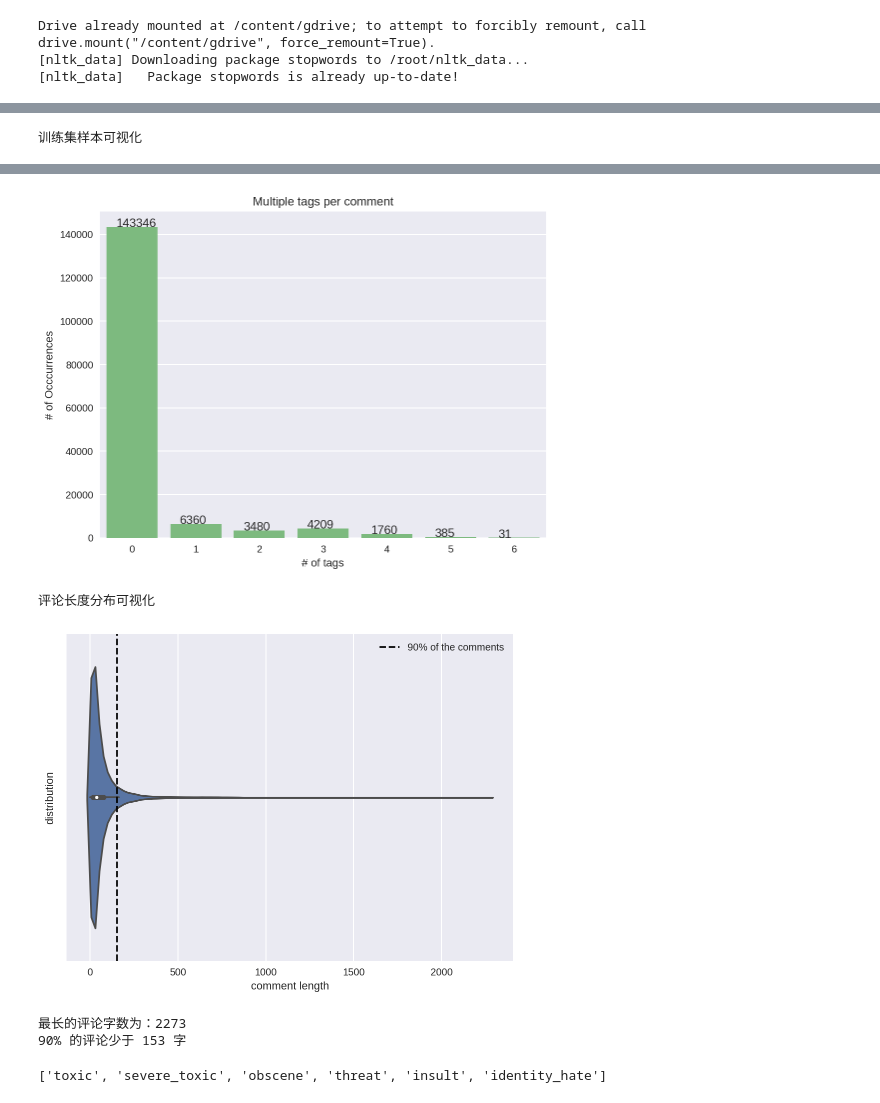
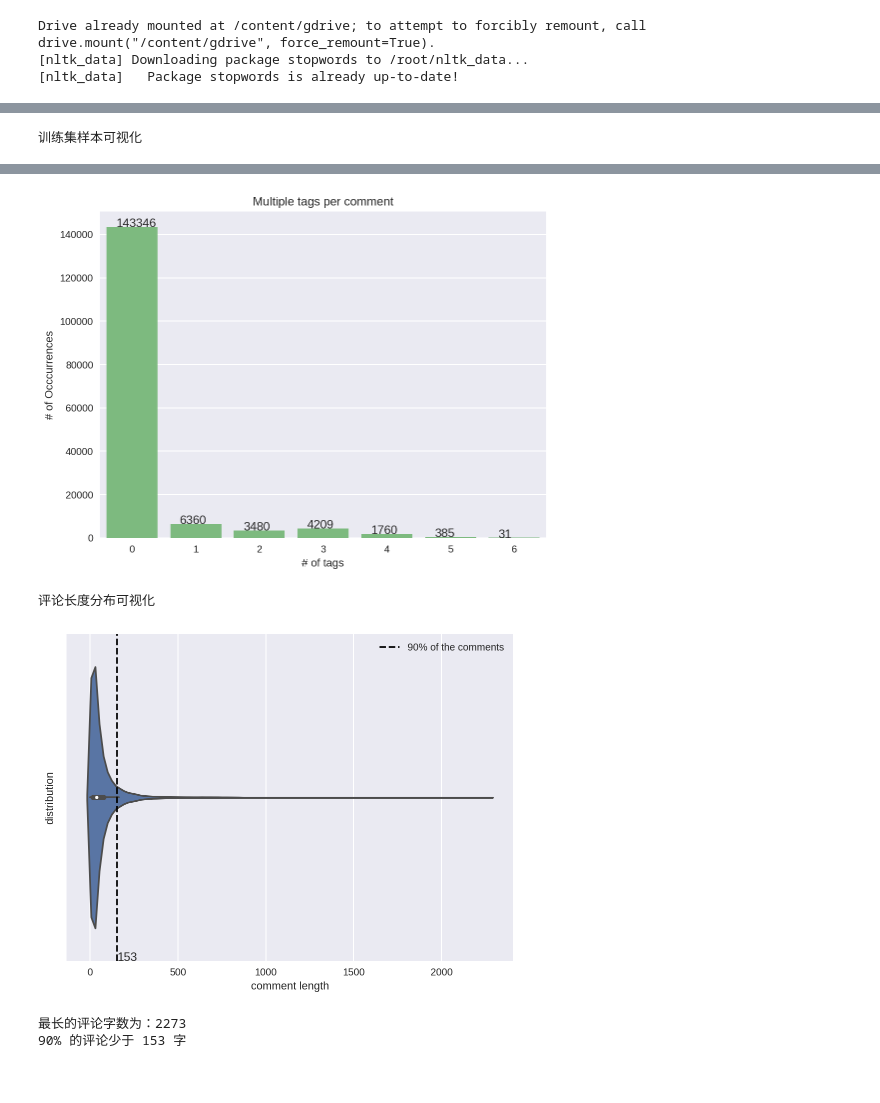
Before and after one commit to Zhengqi-Li/NLP, a Jupyter notebook: textCNN_with_multi_layers.ipynb, the cells around one changed output, grey strips where cells are left out. Cells and saved outputs as stored; diff of their text form; code cells hidden in the pictures.

```diff
--- a/textCNN_with_multi_layers.ipynb
+++ b/textCNN_with_multi_layers.ipynb
@@ -104,44 +122,37 @@ tag_num = {}
 for count in range(len(labels)+1):
     tag_num[count] = (col_sum == count).sum()
 x = list(tag_num.keys())
 y = list(tag_num.values())
 sb.barplot(x, y, palette=sb.color_palette("Greens", 1))
 plt.title('Multiple tags per comment')
 plt.xlabel('# of tags')
 plt.ylabel('# of Occcurrences')
 for a,b in enumerate(y):
     plt.text(a-0.25, b+0.05, s=b)
 plt.show()
 
 
 print('评论长度分布可视化')
 comment_len = train_data['comment_text'].apply(lambda x: len(x.split(' ')))
 # 位于长度一个标准偏差的位置的评论长度
 maxlen = int(np.percentile(comment_len, [90]))
 sb.violinplot(comment_len);
 plt.axvline(x=maxlen, color='k', linestyle='--', label='90% of the comments')
+plt.text(maxlen, 0.5, s=str(maxlen))
 plt.xlabel('comment length');
 plt.ylabel('distribution');
 plt.legend()
 plt.show()
 print('最长的评论字数为：{}'.format(np.max(comment_len)))
 print('90% 的评论少于 {} 字'.format(maxlen))
 # %% [output]
 训练集样本可视化
 [figure]
 [figure]
 评论长度分布可视化
-[figure, old version]
+[figure, new version]
 最长的评论字数为：2273
 90% 的评论少于 153 字
-# %%
-# train_data['clean'] = train_data[labels].apply(lambda x: x.sum(), axis=1)
-# train_data = train_data[train_data['clean']!=0]
-# train_data.drop(['clean'], inplace=True, axis=1)
-# train_data.head()
-labels
-# %% [output]
-['toxic', 'severe_toxic', 'obscene', 'threat', 'insult', 'identity_hate']
 # %%
 # 过滤掉停止词及标点
 stop_words = set(stopwords.words('english'))
```
Also changed, not shown: parts of 15 cells of this notebook.
